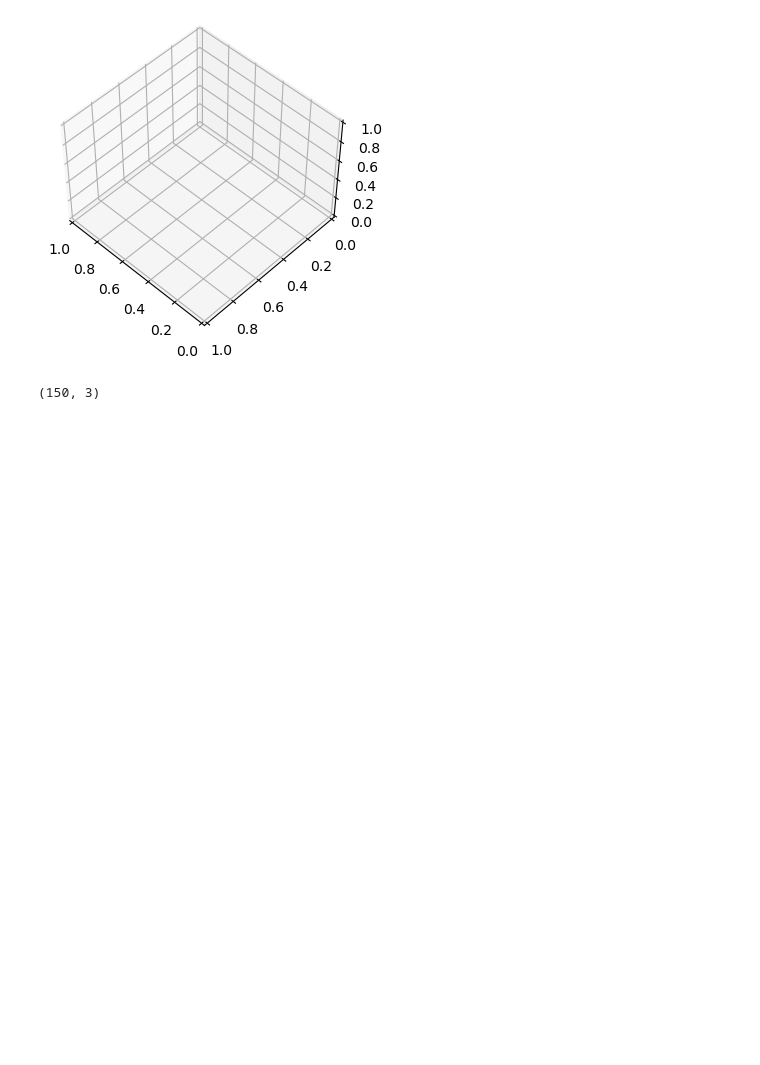
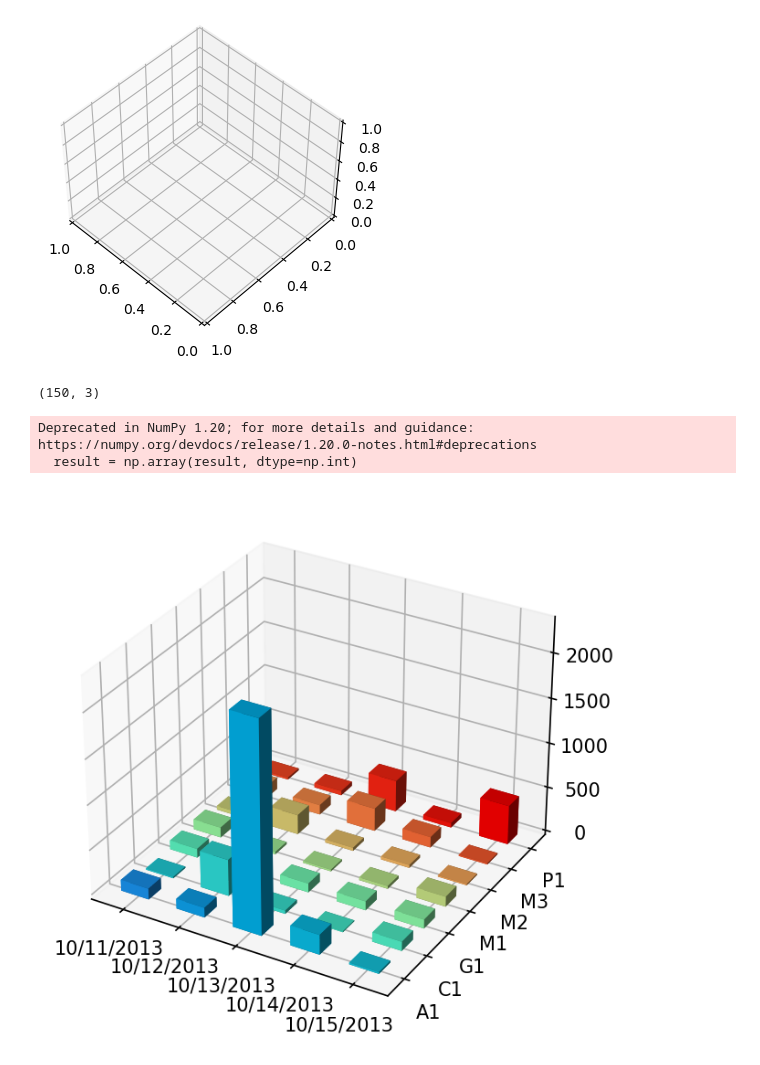
Before and after one commit to richieBao/USDA_special_study, a Jupyter notebook: code/temp_01.ipynb, the cells around one changed output. Cells and saved outputs as stored; diff of their text form; code cells hidden in the pictures; blank space fills up the shorter version.

```diff
--- a/code/temp_01.ipynb
+++ b/code/temp_01.ipynb
@@ -207,3 +207,51 @@ IndexError: index 1 is out of bounds for axis 1 with size 1
 X.shape
 # %% [output]
 (150, 3)
+# %%
+import numpy as np
+from mpl_toolkits.mplot3d import Axes3D
+import matplotlib.pyplot as plt
+from matplotlib import cm
+
+result=[['122', '109', '2343', '220', '19'],
+ ['15', '407', '37', '10', '102'],
+ ['100', '100', '100', '100', '100'],
+ ['113', '25', '19', '31', '112'],
+ ['43', '219', '35', '33', '14'],
+ ['132', '108', '256', '119', '14'],
+ ['22', '48', '352', '51', '438']]
+
+result = np.array(result, dtype=np.int)
+
+fig=plt.figure(figsize=(5, 5), dpi=150)
+ax1=fig.add_subplot(111, projection='3d')
+
+xlabels = np.array(['10/11/2013', '10/12/2013', '10/13/2013',
+                    '10/14/2013', '10/15/2013'])
+xpos = np.arange(xlabels.shape[0])
+ylabels = np.array(['A1','C1','G1','M1','M2','M3','P1'])
+ypos = np.arange(ylabels.shape[0])
+
+xposM, yposM = np.meshgrid(xpos, ypos, copy=False)
+
+zpos=result
+zpos = zpos.ravel()
+
+dx=0.5
+dy=0.5
+dz=zpos
+
+ax1.w_xaxis.set_ticks(xpos + dx/2.)
+ax1.w_xaxis.set_ticklabels(xlabels)
+
+ax1.w_yaxis.set_ticks(ypos + dy/2.)
+ax1.w_yaxis.set_ticklabels(ylabels)
+
+values = np.linspace(0.2, 1., xposM.ravel().shape[0])
+colors = cm.rainbow(values)
+ax1.bar3d(xposM.ravel(), yposM.ravel(), dz*0, dx, dy, dz, color=colors)
+plt.show()
+# %% [output]
+Deprecated in NumPy 1.20; for more details and guidance: https://numpy.org/devdocs/release/1.20.0-notes.html#deprecations
+  result = np.array(result, dtype=np.int)
+[figure, added]
```
Also changed, not shown: parts of 1 cell of this notebook, 3 other files.
